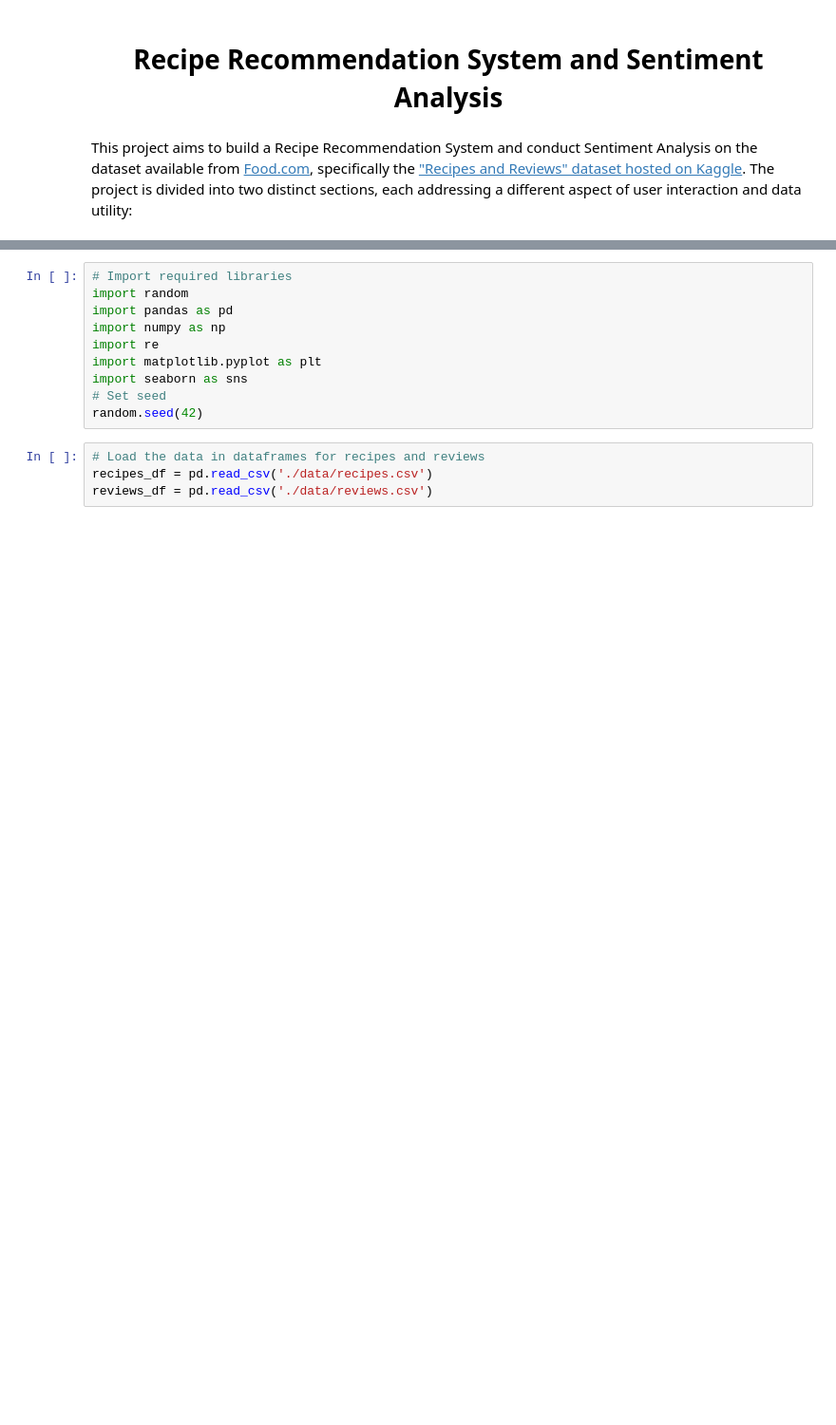
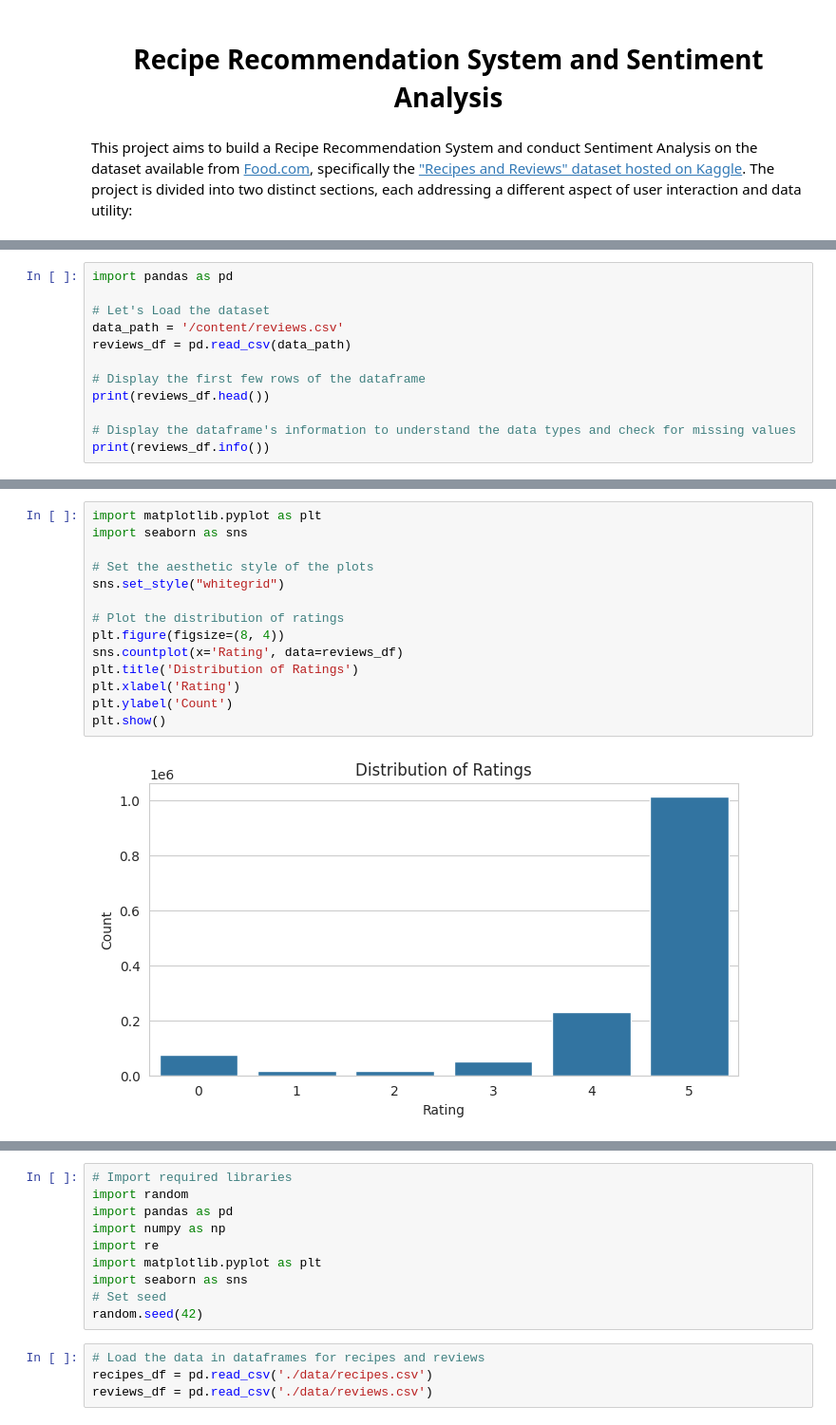
Before and after one commit to seema469/AAI_510_Team8_FinalProject, a Jupyter notebook: Final Project Section3-Team 8.ipynb, the cells around one changed output, grey strips where cells are left out. Shown at 95% size. Drawn from its saved outputs; the diff is of its cells as text; blank space fills up the shorter version.

Commit message:
Update Final Project Section3-Team 8.ipynb
Merged customer review implementation

```diff
--- a/Final Project Section3-Team 8.ipynb
+++ b/Final Project Section3-Team 8.ipynb
@@ -12,0 +27,12 @@ This project aims to build a Recipe Recommendation System and conduct Sentiment
+# %%
+import pandas as pd
+
+# Let's Load the dataset
+data_path = '/content/reviews.csv'
+reviews_df = pd.read_csv(data_path)
+
+# Display the first few rows of the dataframe
+print(reviews_df.head())
+
+# Display the dataframe's information to understand the data types and check for missing values
+print(reviews_df.info())
@@ -12,0 +75,16 @@ This project aims to build a Recipe Recommendation System and conduct Sentiment
+# %%
+import matplotlib.pyplot as plt
+import seaborn as sns
+
+# Set the aesthetic style of the plots
+sns.set_style("whitegrid")
+
+# Plot the distribution of ratings
+plt.figure(figsize=(8, 4))
+sns.countplot(x='Rating', data=reviews_df)
+plt.title('Distribution of Ratings')
+plt.xlabel('Rating')
+plt.ylabel('Count')
+plt.show()
+# %% [output]
+[figure, added]
```
Also changed, not shown: parts of 79 cells of this notebook.
